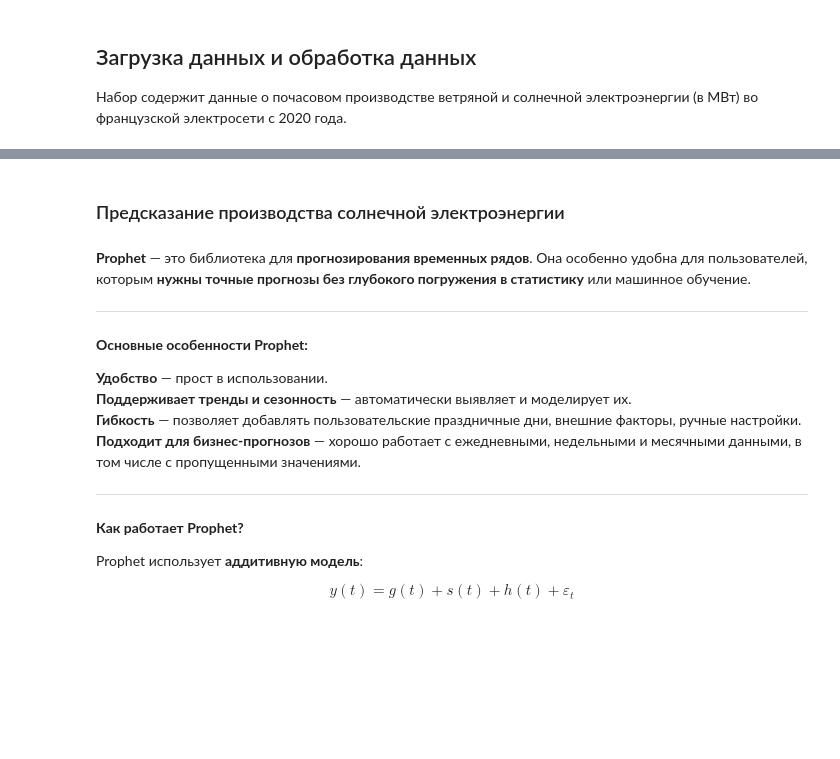
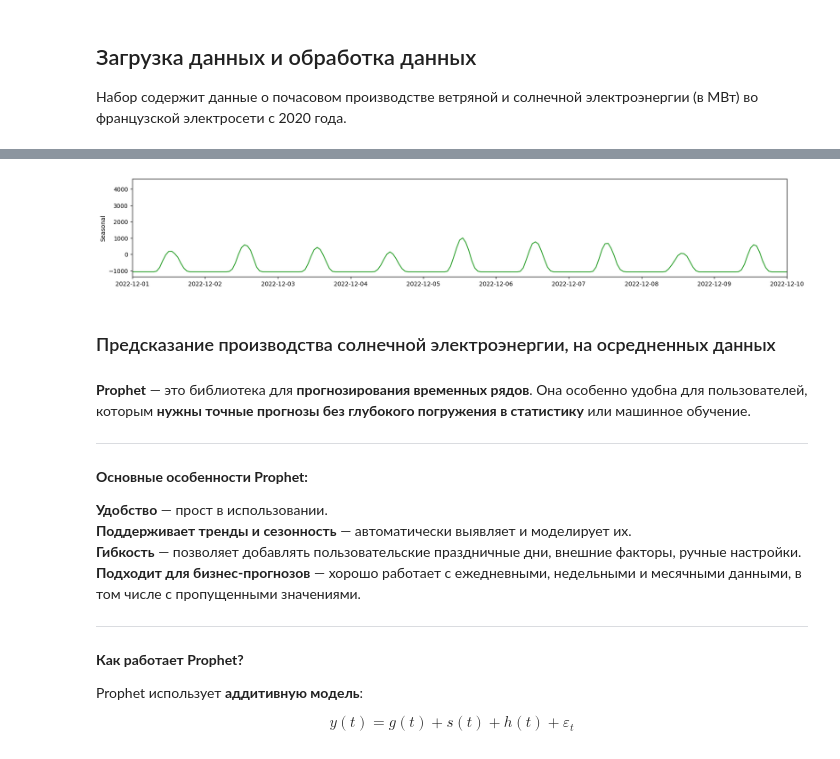
Before and after one commit to ArtyomShabunin/SMOPA-25, a Jupyter notebook: lesson_8.ipynb, the cells around one changed output, grey strips where cells are left out. Drawn from its saved outputs; the diff is of its cells as text; code cells hidden in the pictures; blank space fills up the shorter version.

```diff
--- a/lesson_8.ipynb
+++ b/lesson_8.ipynb
@@ -224,5 +262,12 @@ _ = seasonal_decompose_plotter(solar, model='additive', period=24*365, title='So
+# %%
+fig = plt.figure(figsize=(20, 3));
+plt.plot(solar.index, _.seasonal, color='C2');
+plt.ylabel('Seasonal');
+plt.xlim(pd.to_datetime(['2022-12-01', '2022-12-10']));
+# %% [output]
+[figure, added]
 # %% [markdown]
-### Предсказание производства солнечной электроэнергии
+### Предсказание производства солнечной электроэнергии, на осредненных данных
 # %% [markdown]
 **Prophet** — это библиотека для **прогнозирования временных рядов**. Она особенно удобна для пользователей, которым **нужны точные прогнозы без глубокого погружения в статистику** или машинное обучение.
 
```
Also changed, not shown: parts of 88 cells of this notebook.
